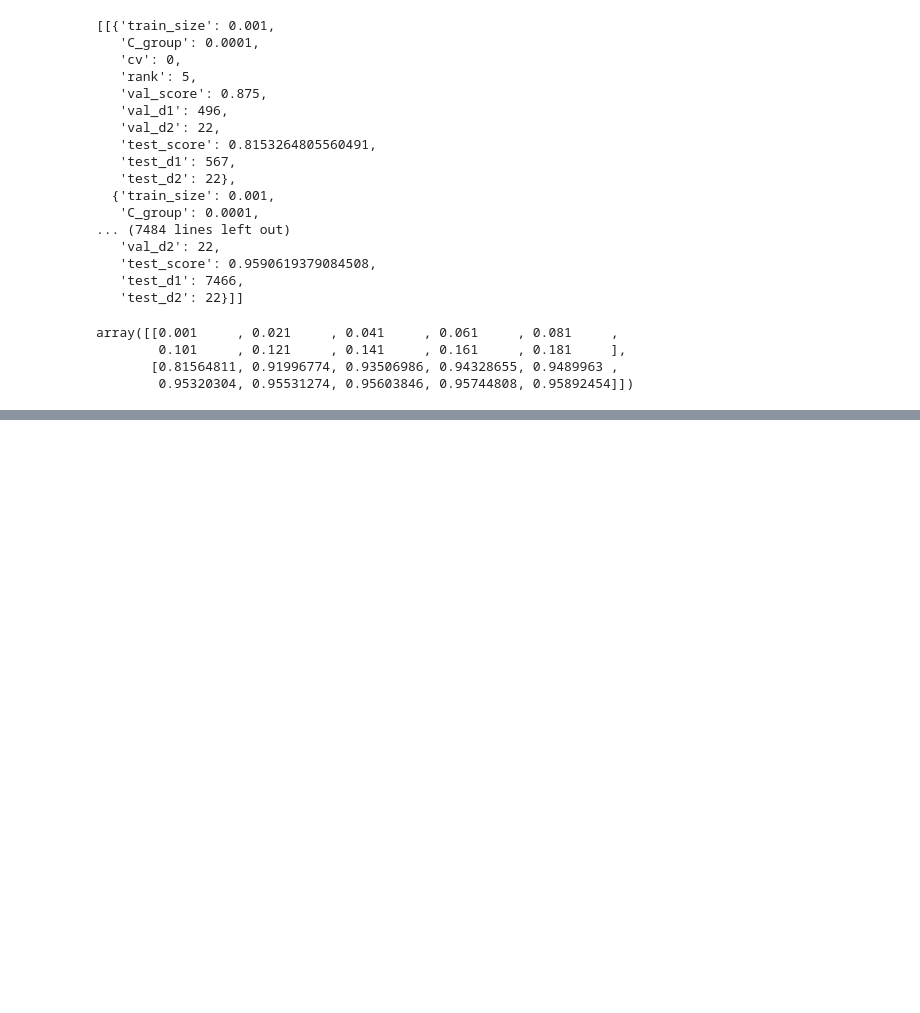
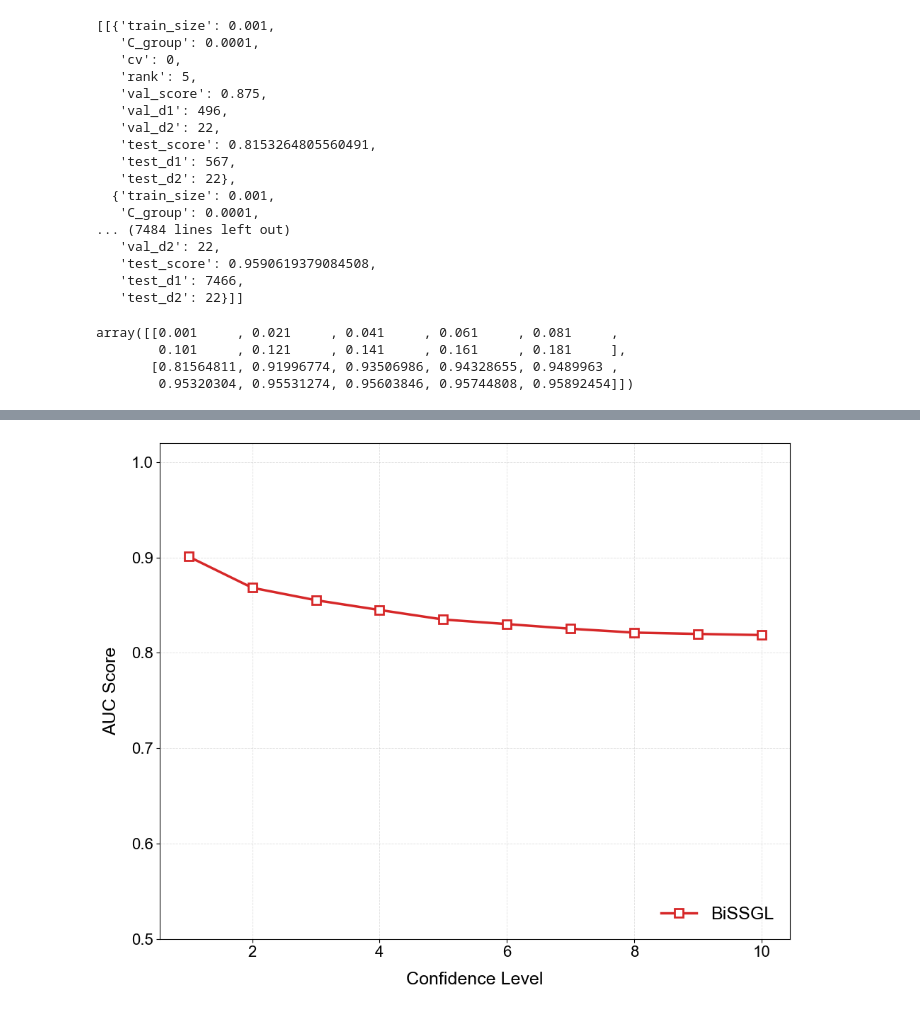
Before and after one commit to Sijianf/BVSIMC, a Jupyter notebook: scripts/realAnalysis/tuberculosis/cv_visualization.ipynb, the cells around one changed output, grey strips where cells are left out. Saved outputs shown, nothing was run; the diff lists cells and outputs as text; code cells hidden in the pictures; blank space fills up the shorter version.

```diff
--- a/scripts/realAnalysis/tuberculosis/cv_visualization.ipynb
+++ b/scripts/realAnalysis/tuberculosis/cv_visualization.ipynb
@@ -76,7 +65,7 @@ def get_final_results(results, param="train_size", hyp_param="C_group"):
 
     return results_final.T
 # %%
-def get_final_results(results, param="train_size", hyp_param="C_group"):
+def get_test_results(results, param="train_size", hyp_param="C_group"):
     # grouping by validation
     id_result = {}
     param_ids = defaultdict(list)
@@ -338,0 +580,12 @@ plt.show()
+# %%
+results_final = []
+for result in results:
+    results_final.append(get_test_results(result, param="train_size", hyp_param="xi"))
+results_final = np.array(results_final)
+results_bissgl = np.mean(results_final, axis=0)
+# %%
+results_final = []
+for result in results:
+    results_final.append(get_test_results(result, param="xi", hyp_param="xi"))
+results_final = np.array(results_final)
+results_bissgl_xi = np.mean(results_final, axis=0)
@@ -338,0 +756,5 @@ plt.show()
+# %%
+PATH_FIGURE = os.path.join(PATH_ROOT, "outputs/figures/realAnalysis/tuberculosis")
+
+if not os.path.isdir(PATH_FIGURE):
+    os.makedirs(PATH_FIGURE)
@@ -338,0 +893,70 @@ plt.show()
+# %%
+# Better display
+
+import matplotlib.pyplot as plt
+
+METHOD_STYLE = {
+    "IMC": dict(color="tab:blue", linestyle="-", marker="o"),
+    "SGIMC": dict(color="tab:blue", linestyle="--", marker="o"),
+    "BiSSGL": dict(color="tab:red", linestyle="-", marker="s"),
+    "DRIMC": dict(color="tab:green", linestyle="-", marker="^"),
+    "NRLMF": dict(color="tab:purple", linestyle="-", marker="D"),
+}
+
+plt.rcParams.update(
+    {
+        "font.family": "sans-serif",
+        "font.sans-serif": ["Arial", "Helvetica"],
+    }
+)
+
+plt.figure(figsize=(10, 8))
+
+# Curves + markers (single call each)
+plt.plot(
+    results_bissgl_xi[0],
+    results_bissgl_xi[1],
+    label="BiSSGL",
+    linewidth=2.5,
+    markersize=8,
+    markerfacecolor="white",
+    markeredgewidth=2,
+    **METHOD_STYLE["BiSSGL"],
+)
+
+# Axis limits and labels
+plt.ylim(0.5, 1.02)
+plt.xlabel("Confidence Level", fontsize=18, labelpad=12)
+plt.ylabel("AUC Score", fontsize=18, labelpad=12)
+
+# Ticks
+plt.xticks(fontsize=16)
+plt.yticks(fontsize=16)
+
+# Light grid (optional but modern)
+plt.grid(
+    True,
+    which="major",
+    linestyle="--",
+    linewidth=0.6,
+    alpha=0.4,
+)
+
+# Legend
+plt.legend(
+    fontsize=18,
+    loc="lower right",
+    frameon=False,
+)
+
+plt.tight_layout()
+# plt.show()
+plt.savefig(
+    os.path.join(PATH_FIGURE, "roc_auc_confidence_noisy.pdf"),
+    format="pdf",
+    bbox_inches="tight",
+)
+plt.show()
+plt.close()
+# %% [output]
+[figure, added]
```
Also changed, not shown: parts of 65 cells of this notebook, 21 other files.
